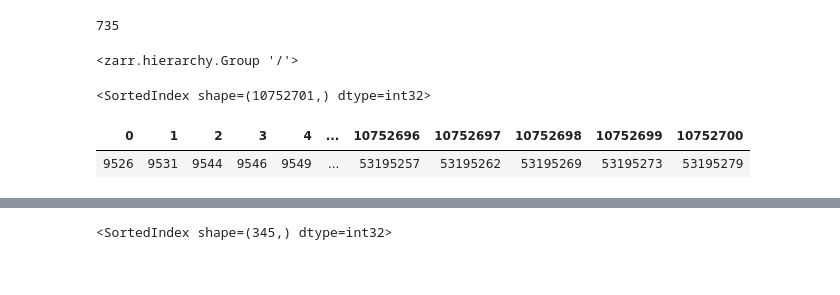
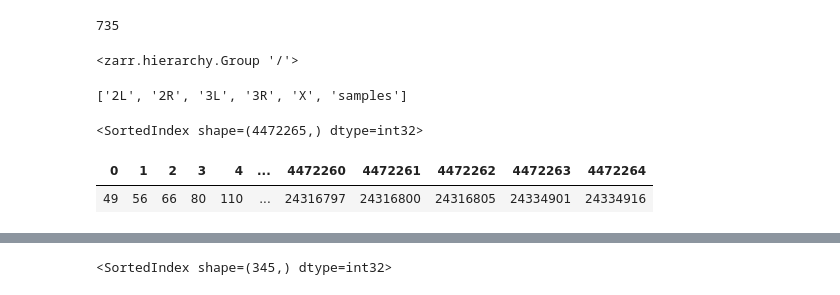
Before and after one commit to alimanfoo/ag1000g-phase2-data-paper, a Jupyter notebook: notebooks/Figure_ancestry_informative_markers.ipynb, the cells around one changed output, grey strips where cells are left out. Saved outputs shown, nothing was run; the diff lists cells and outputs as text; code cells hidden in the pictures.

```diff
--- a/notebooks/Figure_ancestry_informative_markers.ipynb
+++ b/notebooks/Figure_ancestry_informative_markers.ipynb
@@ -29,18 +32,20 @@ chrom = '3R'
 # %%
-callset_pass= zarr.open_group('../../../kwiat/vector/ag1000g/release/phase2.AR1/variation/main/zarr2/ag1000g.phase2.ar1.pass.biallelic/3R', mode='a')
+callset_pass_biallelic = zarr.open_group('/home/chris/kwiat/vector/ag1000g/release/phase2.AR1/variation/main/zarr2/ag1000g.phase2.ar1.pass.biallelic', mode='a')
+callset_pass_biallelic
+# %% [output]
+<zarr.hierarchy.Group '/'>
-# %%
-callset_pass
-# %% [output]
-<zarr.hierarchy.Group '/'>
+# %%
+list(callset_pass_biallelic.keys())
+# %% [output]
+['2L', '2R', '3L', '3R', 'X', 'samples']
 # %%
 # load Ag1000G SNP positions
-pos = allel.SortedIndex(callset_pass['variants/POS'])
+pos = allel.SortedIndex(callset_pass_biallelic[chrom]['variants/POS'])
+pos
+# %% [output]
+<SortedIndex shape=(4472265,) dtype=int32>
+| 0 | 1 | 2 | 3 | 4 | ... | 4472260 | 4472261 | 4472262 | 4472263 | 4472264 |
+| 49 | 56 | 66 | 80 | 110 | ... | 24316797 | 24316800 | 24316805 | 24334901 | 24334916 |
-# %%
-pos
-# %% [output]
-<SortedIndex shape=(10752701,) dtype=int32>
-| 0 | 1 | 2 | 3 | 4 | ... | 10752696 | 10752697 | 10752698 | 10752699 | 10752700 |
-| 9526 | 9531 | 9544 | 9546 | 9549 | ... | 53195257 | 53195262 | 53195269 | 53195273 | 53195279 |
 # %%
 # extract Neafsey SNP positions
 pos_neaf = tbl_neaf.eq('chrom', chrom).values('pos').array()
```
Also changed, not shown: parts of 10 cells of this notebook.
